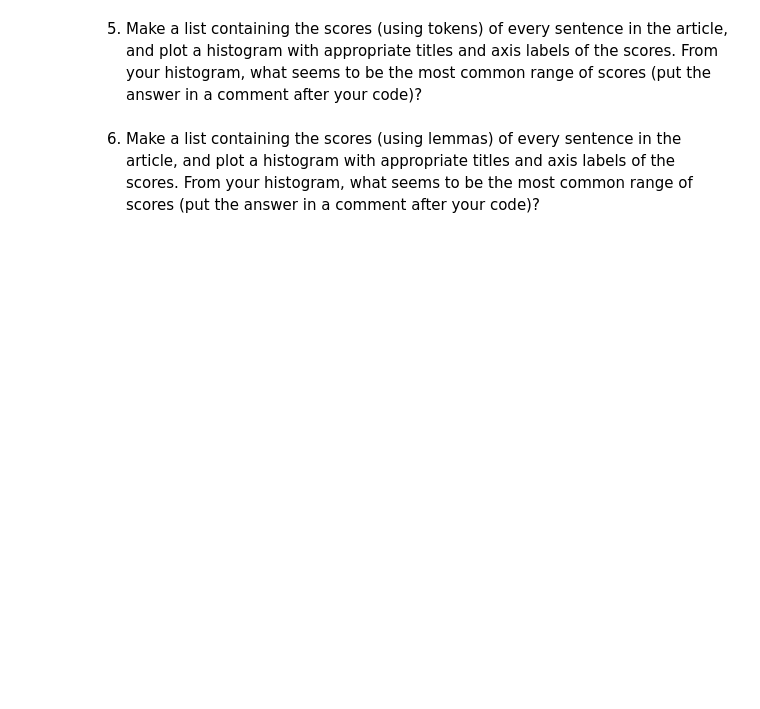
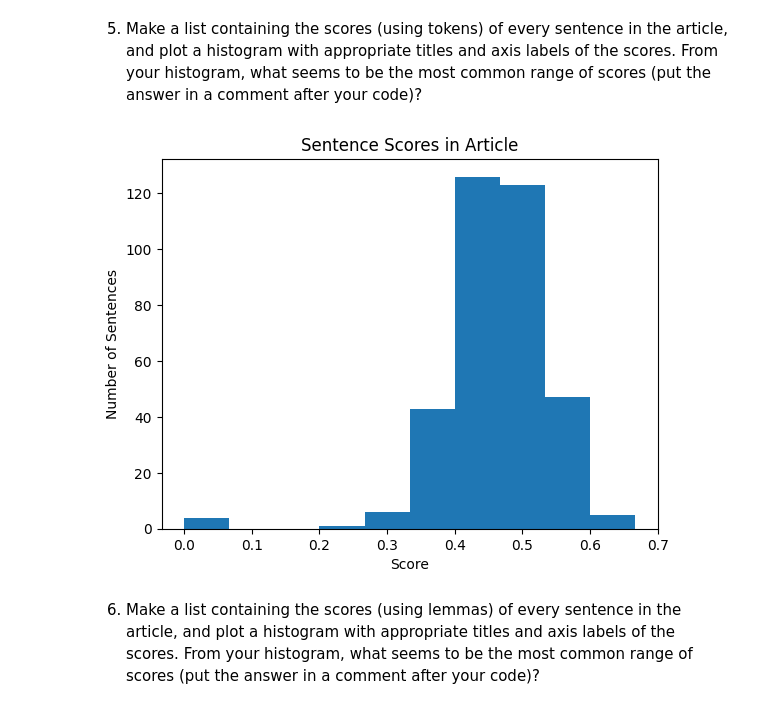
Before and after one commit to andyakiva/article-summarizer, a Jupyter notebook: article-summarizer.ipynb, the cells around one changed output. Drawn from its saved outputs; the diff is of its cells as text; code cells hidden in the pictures; blank space fills up the shorter version.

```diff
--- a/article-summarizer.ipynb
+++ b/article-summarizer.ipynb
@@ -24,2 +77,21 @@ import matplotlib.pyplot as plt
 # %% [markdown]
 3. Load the article text into a trained `spaCy` pipeline, and determine the 5 most frequent tokens (converted to lower case).  Print the common tokens with an appropriate label.  Additionally, print the tokens their frequencies (with appropriate labels)
+# %%
+def we_care_about(token):
+    return not (token.is_space or token.is_punct or token.is_stop)
+
+interesting_tokens = [token.text.lower() for token in doc if we_care_about(token)]
+
+#print the top 5
+from collections import Counter
+word_freq = Counter(map(str,interesting_tokens))
+commontok = word_freq.most_common(5)
+toklist = []
+for token, frequency in commontok:
+    toklist.append(token)
+print(f"Most common tokens: {toklist}")
+
+#print with frequencies
+print(f"Token : Appearances in Article")
+for token, frequency in commontok:
+    print(f"{token} : {frequency}")
@@ -28,4 +131,30 @@ import matplotlib.pyplot as plt
 # %% [markdown]
 5. Make a list containing the scores (using tokens) of every sentence in the article, and plot a histogram with appropriate titles and axis labels of the scores. From your histogram, what seems to be the most common range of scores (put the answer in a comment after your code)?
+# %%
+def score_sentence_by_token(sentence, interesting_token):
+    doc = nlp(sentence)
+    tokens = [token.text.lower() for token in doc]
+    score = sum(1 for token in tokens if token in interesting_token)/len(tokens)
+    return score
+
+#get first sentence
+doc = nlp(text)
+firstsent = next(doc.sents).text
+
+scores = []
+for sentence in doc.sents:
+    scoreholder = score_sentence_by_token(sentence.text,interesting_tokens)
+    scores.append(scoreholder)
+
+#plot a histogram
+plt.hist(scores)
+plt.title('Sentence Scores in Article')
+plt.xlabel('Score')
+plt.ylabel('Number of Sentences')
+plt.show()
+
+#The most common range of scores is from .25-.65. There is an almost perfect bell curve in that range.
+# %% [output]
+[figure, added]
 # %% [markdown]
 6. Make a list containing the scores (using lemmas) of every sentence in the article, and plot a histogram with appropriate titles and axis labels of the scores.  From your histogram, what seems to be the most common range of scores (put the answer in a comment after your code)?
```
Also changed, not shown: parts of 12 cells of this notebook, 2 other files.
